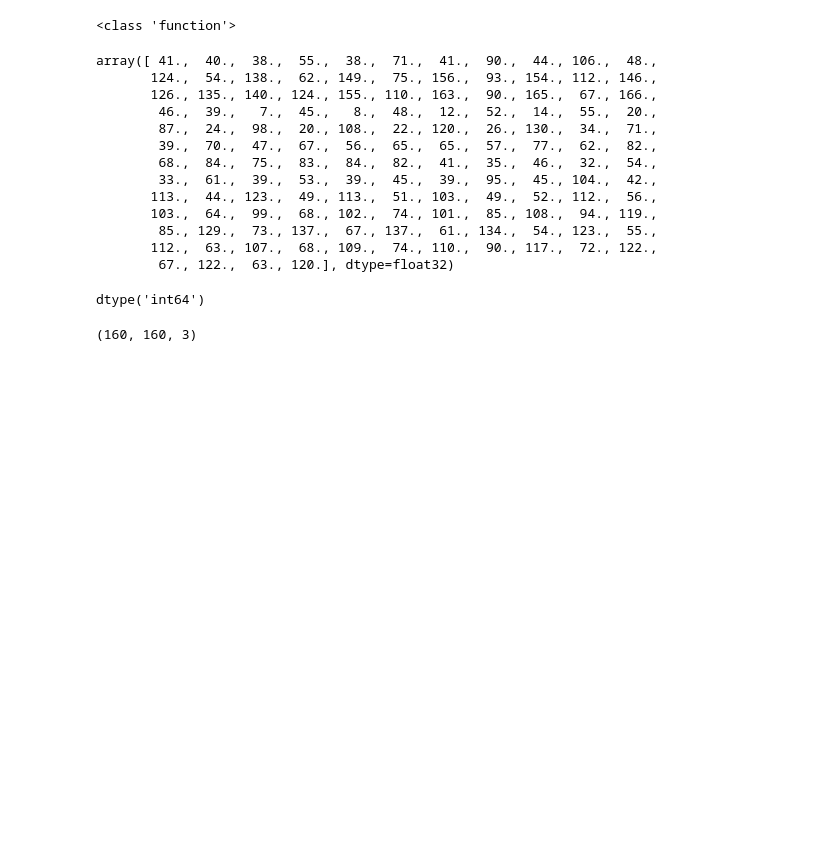
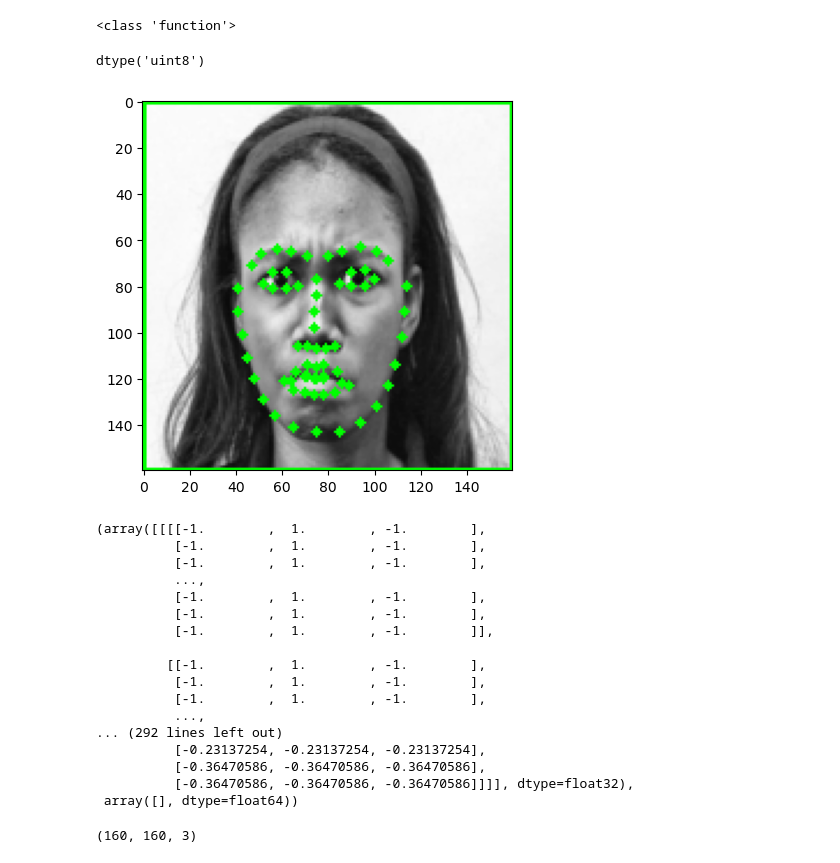
Before and after one commit to ysurs/FER-from-static-images, a Jupyter notebook: check.ipynb, the cells around one changed output. Saved outputs shown, nothing was run; the diff lists cells and outputs as text; code cells hidden in the pictures; blank space fills up the shorter version.

```diff
--- a/check.ipynb
+++ b/check.ipynb
@@ -304,0 +364,4 @@ face_cropped[0].shape
+# %%
+testing_lr_annotation=[]
+for i in range(len(face_cropped)):
+    testing_lr_annotation.append(checking_preprocessing.landmark_annotation(face_cropped[i],i))
@@ -508,6 +617,8 @@ def visualize_face(im, x, y, w, h, landmarks):
     plt.show()
 
 def visualize_face_new(im,landmarks):
+    # draw box over face
+    cv2.rectangle(im, (0,0), (160,160), (0,255,0), 2)
     for (x,y) in landmarks:
             cv2.circle(im, (x, y), 2, (0, 255, 0), -1)
 
@@ -544,18 +655,18 @@ def create_test_dataset(X, landmarks_predictor, preprocess_input = None, start_i
         if verbose==1:
             # visualize_face(np.array(X[i]),x1,y1,int(w),int(h),landmarks[2*start_idx:2*end_idx])
             visualize_face_new(X[i],landmarks)
+        break
+        # landmarks = landmarks.astype(dtype='float32')
 
-        landmarks = landmarks.astype(dtype='float32')
+        # landmarks = landmarks.reshape((-1,))
+        landmarks = landmarks/IMG_WIDTH
+        ylr.append(landmarks[2*start_idx:2*end_idx])
 
-        landmarks = landmarks.reshape((-1,))
-        landmarks = landmarks/IMG_WIDTH
-    #     ylr.append(landmarks[2*start_idx:2*end_idx])
+    ylr = np.array(ylr)
+    Xlr = preprocess_input(X.astype(np.float32))
 
-    # ylr = np.array(ylr)
-    # Xlr = preprocess_input(X.astype(np.float32))
-
-    #return (Xlr, ylr)
-    return test
+    return (Xlr, ylr)
+    # return test
 # %%
 def reg_training_lr(X_train, y_train, X_valid, y_valid, params):
 
@@ -614,27 +725,32 @@ def reg_training_lr(X_train, y_train, X_valid, y_valid, params):
 # %%
 IMG_WIDTH = 160
 IMG_HEIGHT = 160
+# %%
+face_cropped[0].dtype
+# %% [output]
+dtype('uint8')
 # %%
-create_test_dataset(np.array(face_cropped), params_reg_lr["landmarks_predictor"], preprocess_input_reg_lr,verbose=0).reshape((-1,))
+from imutils import face_utils
+create_test_dataset(np.array(face_cropped), params_reg_lr["landmarks_predictor"], preprocess_input_reg_lr,verbose=1)
 # %% [output]
+[figure, added]
-array([ 41.,  40.,  38.,  55.,  38.,  71.,  41.,  90.,  44., 106.,  48.,
-       124.,  54., 138.,  62., 149.,  75., 156.,  93., 154., 112., 146.,
-       126., 135., 140., 124., 155., 110., 163.,  90., 165.,  67., 166.,
-        46.,  39.,   7.,  45.,   8.,  48.,  12.,  52.,  14.,  55.,  20.,
-        87.,  24.,  98.,  20., 108.,  22., 120.,  26., 130.,  34.,  71.,
-        39.,  70.,  47.,  67.,  56.,  65.,  65.,  57.,  77.,  62.,  82.,
-        68.,  84.,  75.,  83.,  84.,  82.,  41.,  35.,  46.,  32.,  54.,
-        33.,  61.,  39.,  53.,  39.,  45.,  39.,  95.,  45., 104.,  42.,
-       113.,  44., 123.,  49., 113.,  51., 103.,  49.,  52., 112.,  56.,
-       103.,  64.,  99.,  68., 102.,  74., 101.,  85., 108.,  94., 119.,
-        85., 129.,  73., 137.,  67., 137.,  61., 134.,  54., 123.,  55.,
-       112.,  63., 107.,  68., 109.,  74., 110.,  90., 117.,  72., 122.,
-        67., 122.,  63., 120.], dtype=float32)
+(array([[[[-1.        ,  1.        , -1.        ],
+          [-1.        ,  1.        , -1.        ],
+          [-1.        ,  1.        , -1.        ],
+          ...,
+          [-1.        ,  1.        , -1.        ],
+          [-1.        ,  1.        , -1.        ],
+          [-1.        ,  1.        , -1.        ]],
+
+         [[-1.        ,  1.        , -1.        ],
+          [-1.        ,  1.        , -1.        ],
+          [-1.        ,  1.        , -1.        ],
+          ...,
+... (292 lines left out)
+          [-0.23137254, -0.23137254, -0.23137254],
+          [-0.36470586, -0.36470586, -0.36470586],
+          [-0.36470586, -0.36470586, -0.36470586]]]], dtype=float32),
+ array([], dtype=float64))
-# %%
-from imutils import face_utils
-create_test_dataset(np.array(face_cropped), params_reg_lr["landmarks_predictor"], preprocess_input_reg_lr,verbose=0).dtype
-# %% [output]
-dtype('int64')
 # %%
 np.array(face_cropped)[0].shape
 # %% [output]
```
Also changed, not shown: parts of 16 cells of this notebook.
